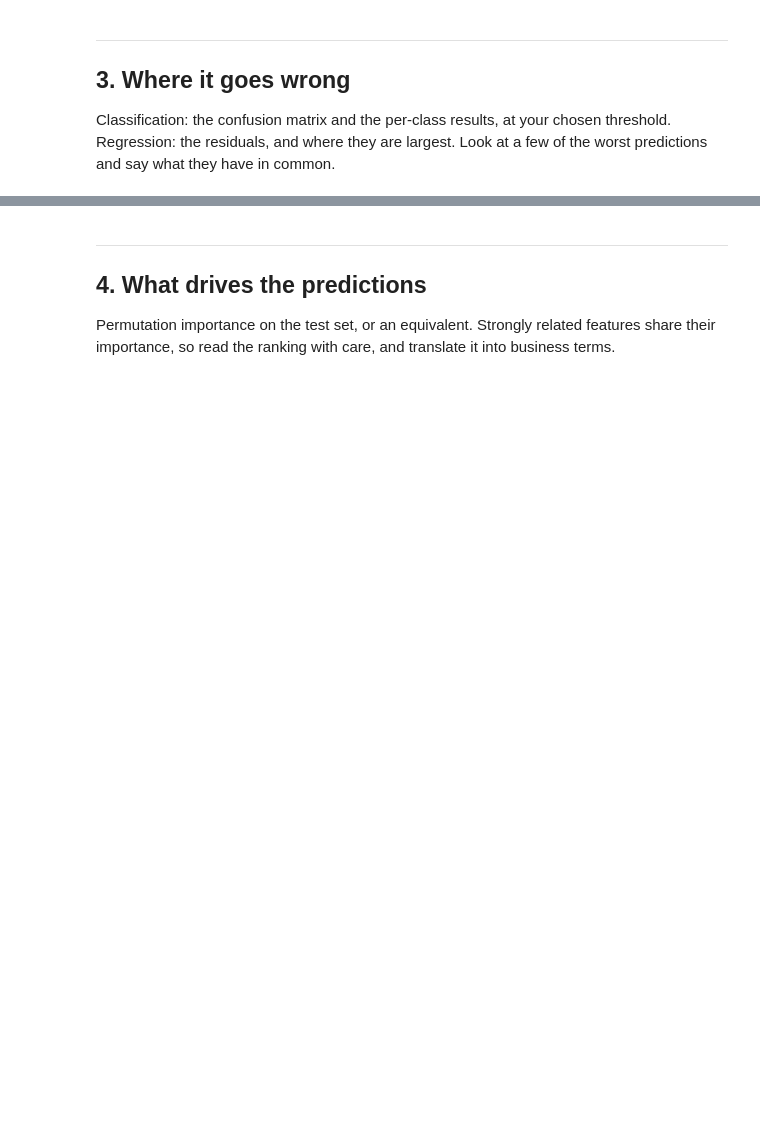
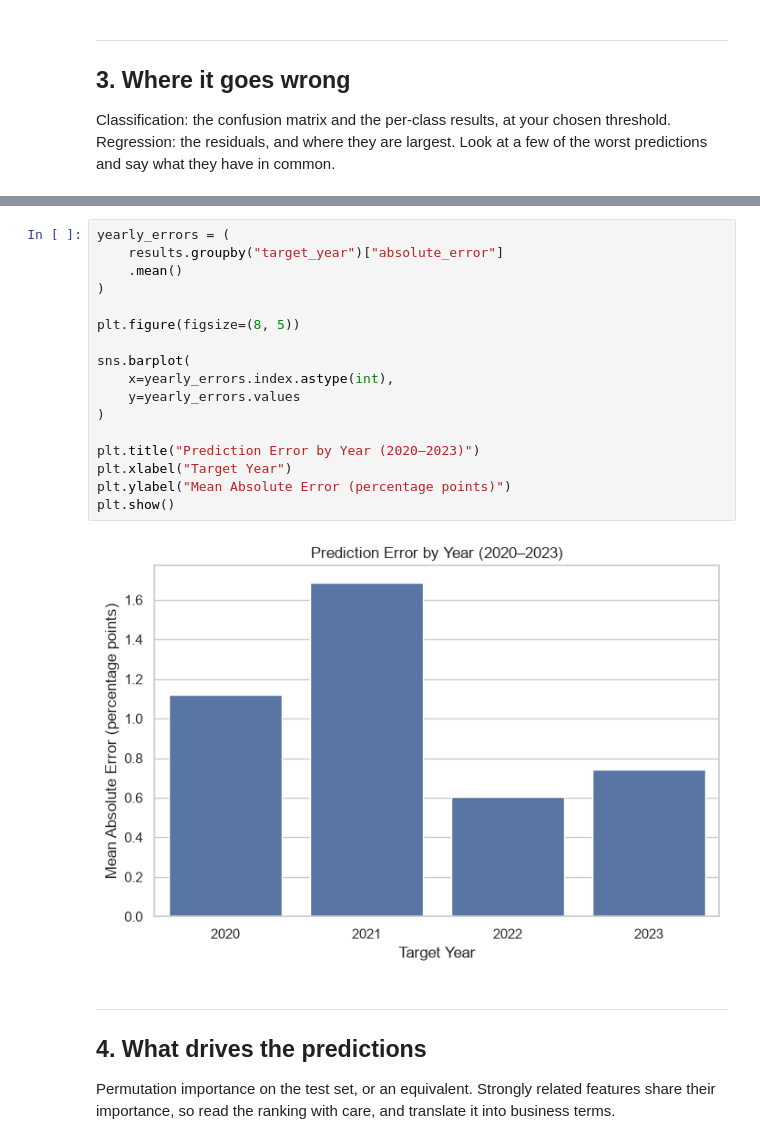
Before and after one commit to rekha-cyber/ML_project, a Jupyter notebook: notebooks/03_evaluation_and_interpretation.ipynb, the cells around one changed output, grey strips where cells are left out. Cells and saved outputs as stored; diff of their text form; blank space fills up the shorter version.

```diff
--- a/notebooks/03_evaluation_and_interpretation.ipynb
+++ b/notebooks/03_evaluation_and_interpretation.ipynb
@@ -53,3 +329,22 @@ Classification: the confusion matrix and the per-class results, at your chosen t
+# %%
+yearly_errors = (
+    results.groupby("target_year")["absolute_error"]
+    .mean()
+)
+
+plt.figure(figsize=(8, 5))
+
+sns.barplot(
+    x=yearly_errors.index.astype(int),
+    y=yearly_errors.values
+)
+
+plt.title("Prediction Error by Year (2020–2023)")
+plt.xlabel("Target Year")
+plt.ylabel("Mean Absolute Error (percentage points)")
+plt.show()
+# %% [output]
+[figure, added]
 # %% [markdown]
 ---
 ## 4. What drives the predictions
```
Also changed, not shown: parts of 39 cells of this notebook, 1 other file.
